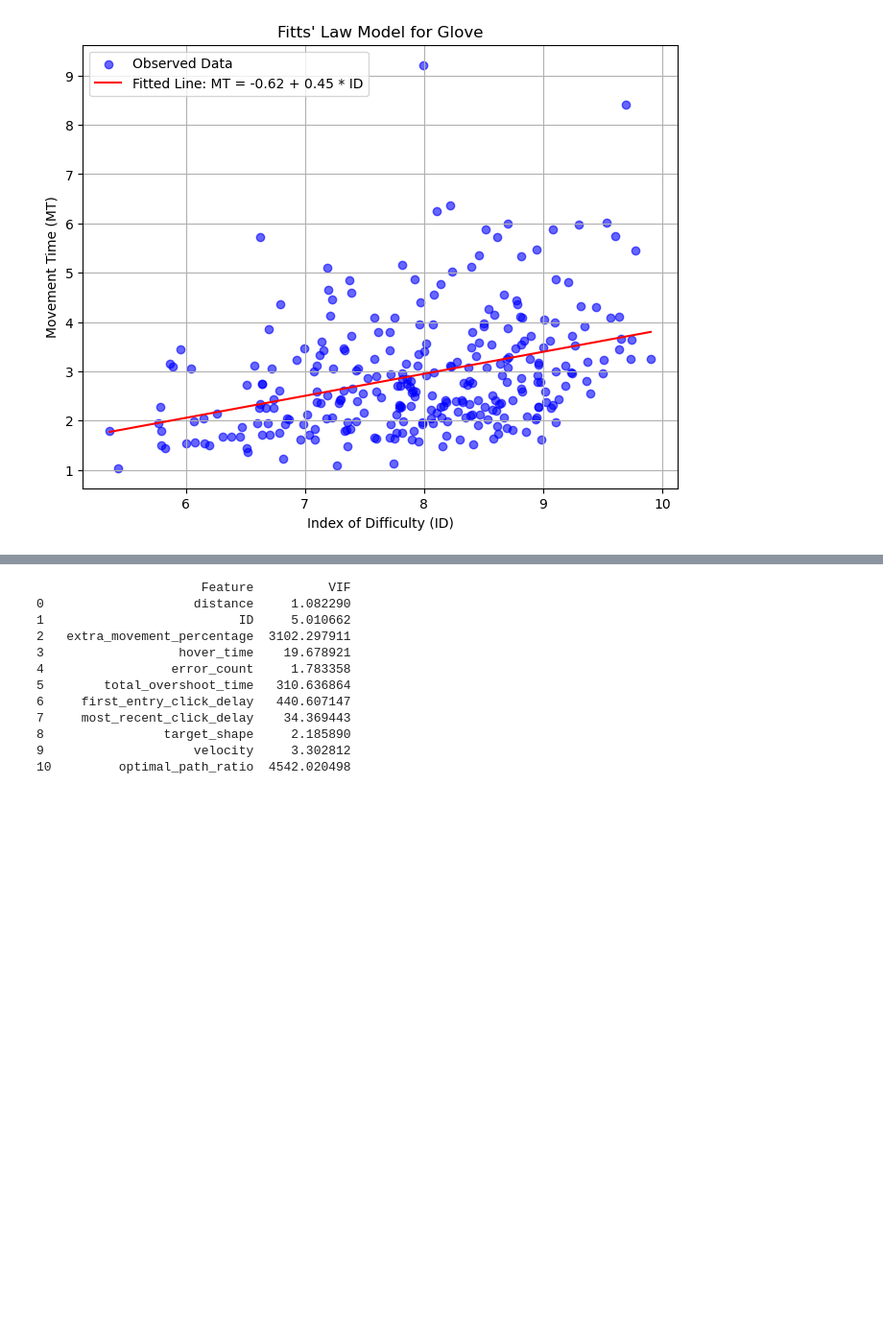
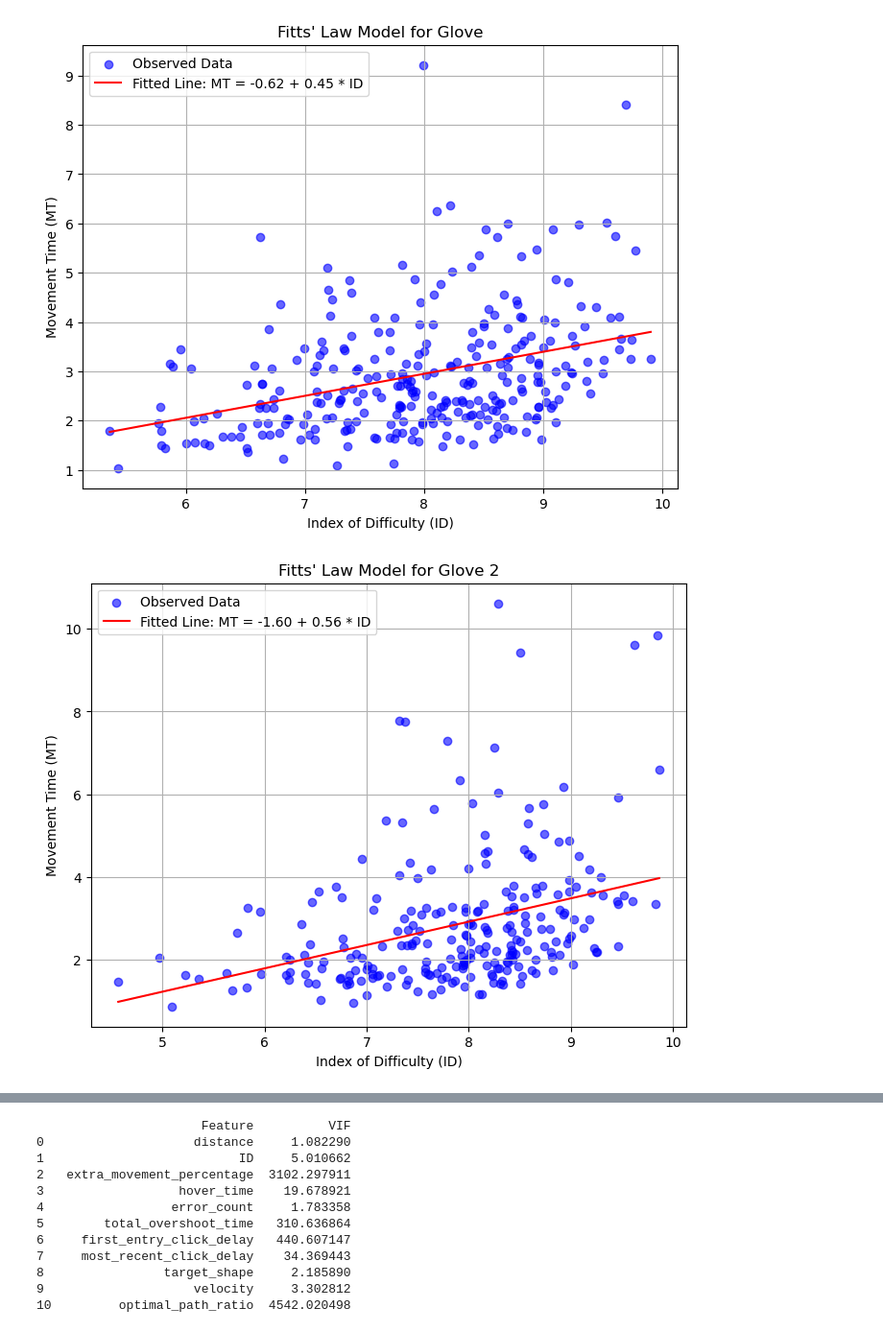
Before and after one commit to fir3yice/Glove-Based-Pointing-Device, a Jupyter notebook: analysis.ipynb, the cells around one changed output, grey strips where cells are left out. Shown at 96% size. Cells and saved outputs as stored; diff of their text form; code cells hidden in the pictures; blank space fills up the shorter version.

```diff
--- a/analysis.ipynb
+++ b/analysis.ipynb
@@ -263,6 +263,15 @@ for filename in natsorted(os.listdir(folder_path)):
         all_trials.extend(parse_file(file_path))
 print(f"Glove: Processed {len(all_trials)} trials from {len(os.listdir(folder_path))} files.")
 df_glove = pd.DataFrame(all_trials)
+
+folder_path = "data/glove_2"
+all_trials = []
+for filename in natsorted(os.listdir(folder_path)):
+    if filename.endswith(".txt"):
+        file_path = os.path.join(folder_path, filename)
+        all_trials.extend(parse_file(file_path))
+print(f"Glove 2: Processed {len(all_trials)} trials from {len(os.listdir(folder_path))} files.")
+df_glove_2 = pd.DataFrame(all_trials)
 # %% [output]
 Mouse: Processed 255 trials from 51 files.
 Glove: Processed 295 trials from 60 files.
@@ -308,4 +318,5 @@ screen_center = (720, 325)
 
 df_mouse = process_dataframe(df_mouse, screen_center)
 df_glove = process_dataframe(df_glove, screen_center)
+df_glove_2 = process_dataframe(df_glove_2, screen_center)
 # %%
@@ -332,4 +346,8 @@ threshold = 15.0
 df_mouse = df_mouse[df_mouse["optimal_path_ratio"] <= threshold]
 df_glove = df_glove[df_glove["optimal_path_ratio"] <= threshold]
 df_glove = df_glove[df_glove["error_count"] < 10] #note this in the paper
+
+df_glove_2 = df_glove_2[df_glove_2["optimal_path_ratio"] <= threshold]
+df_glove_2.shape
+df_glove_2 = df_glove_2[df_glove_2["error_count"] < 10]
 # %%
@@ -375,12 +393,15 @@ def compute_fitts_law(df):
 
 df_mouse, model_mouse = compute_fitts_law(df_mouse)
 df_glove, model_glove = compute_fitts_law(df_glove)
+df_glove_2, model_glove_2 = compute_fitts_law(df_glove_2)
 
 print("Mouse Model:\n", model_mouse.summary())
 print("Glove Model:\n", model_glove.summary())
+print("Glove 2 Model:\n", model_glove_2.summary())
 
 print("Mouse Throughput Mean:", df_mouse["throughput"].mean())
 print("Glove Throughput Mean:", df_glove["throughput"].mean())
+print("Glove 2 Throughput Mean:", df_glove_2["throughput"].mean())
 # %% [output]
 Mouse Model:
                              OLS Regression Results
@@ -402,29 +423,31 @@ Glove Throughput Mean: 3.0675970398670334
 # %%
 import matplotlib.pyplot as plt
 
 def plot_fitts_law(df, model, device_name):
     intercept, slope = model.params
 
     x_vals = np.linspace(df["ID"].min(), df["ID"].max(), 100)
     y_vals = intercept + slope * x_vals
 
     plt.figure(figsize=(8, 6))
     plt.scatter(df["ID"], df["total_time"], alpha=0.6, label="Observed Data", color="blue")
 
     plt.plot(x_vals, y_vals, color="red", label=f"Fitted Line: MT = {intercept:.2f} + {slope:.2f} * ID")
 
     plt.title(f"Fitts' Law Model for {device_name}")
     plt.xlabel("Index of Difficulty (ID)")
     plt.ylabel("Movement Time (MT)")
     plt.legend()
     plt.grid(True)
     plt.show()
 
 plot_fitts_law(df_mouse, model_mouse, "Mouse")
 plot_fitts_law(df_glove, model_glove, "Glove")
+plot_fitts_law(df_glove_2, model_glove_2, "Glove 2")
 # %% [output]
 [figure]
 [figure]
+[figure, added]
 # %%
 threshold = 15.0
 df_mouse = df_mouse[df_mouse["optimal_path_ratio"] <= threshold]
```
Also changed, not shown: parts of 25 cells of this notebook, 15 other files.
